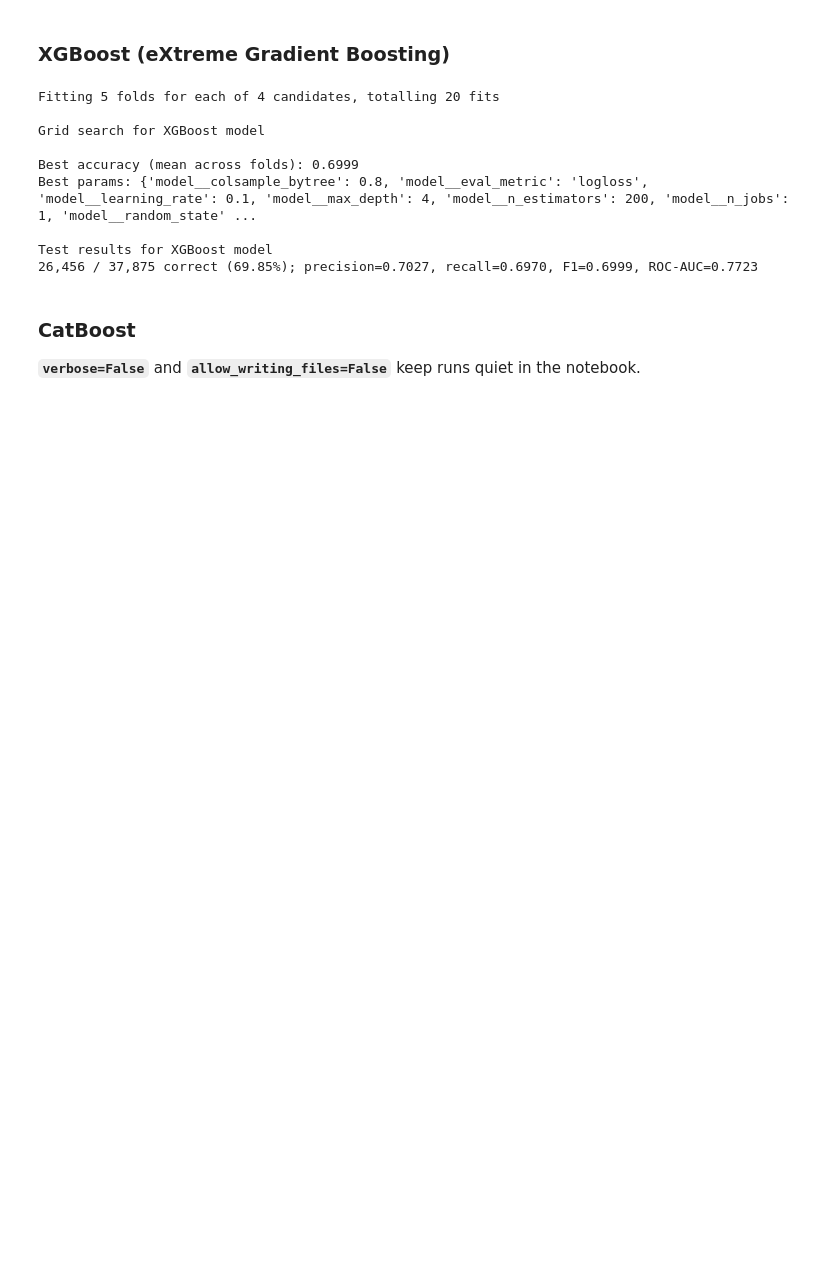
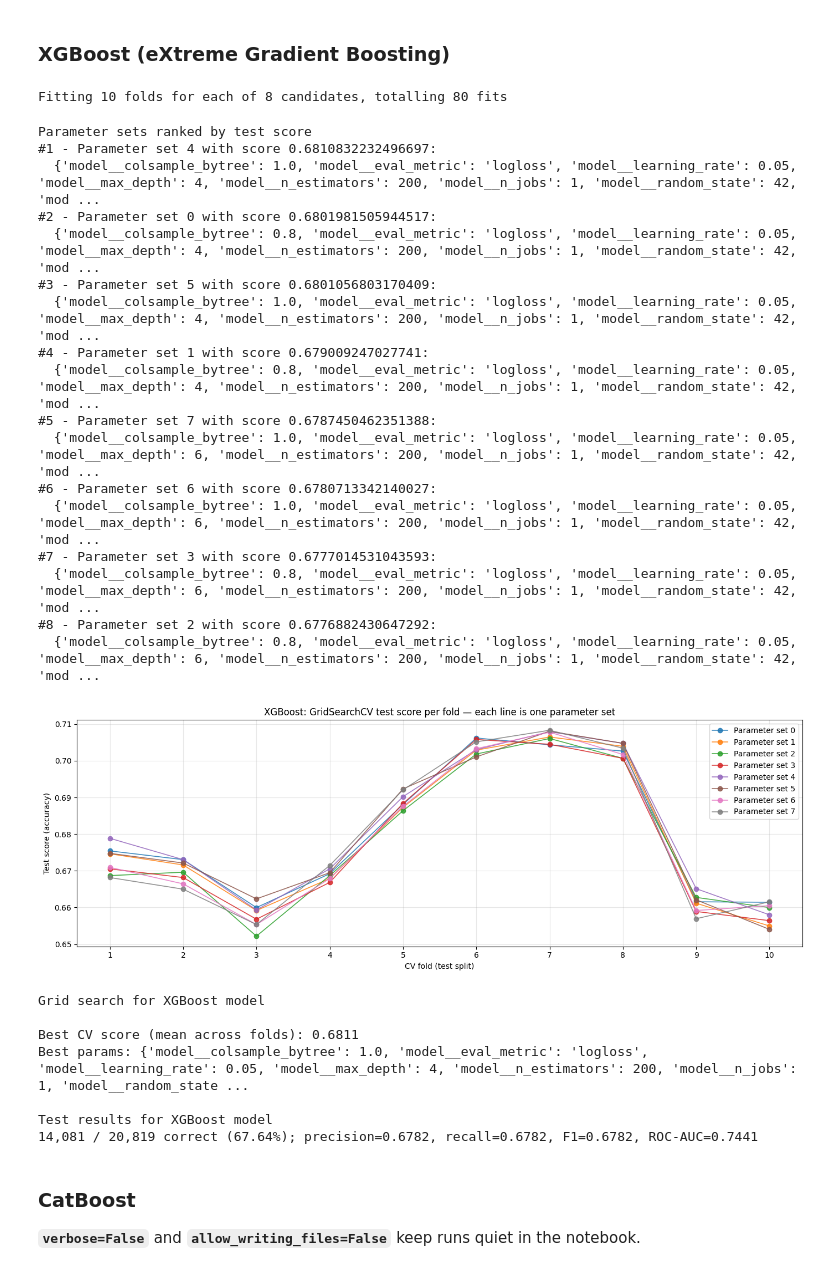
Before and after one commit to scarvalhojr/tennispredictor, a Jupyter notebook: notebook/tennispredictor.ipynb, the cells around one changed output. Cells and saved outputs as stored; diff of their text form; code cells hidden in the pictures; blank space fills up the shorter version.

```diff
--- a/notebook/tennispredictor.ipynb
+++ b/notebook/tennispredictor.ipynb
@@ -57,7 +57,7 @@ AS_CATEGORICAL = {
 # Testing and trainingparameters
 TRAIN_RATIO = 0.8
 TEST_RATIO = 1 - TRAIN_RATIO
-NUM_CV_SPLITS = 5
+NUM_CV_SPLITS = 10
 # %% [markdown]
 ## Helpers
 # %%
@@ -297,0 +344,18 @@ Metadata features are not used as input (leakage) but remain on the feature matr
+# %%
+n_loaded = len(raw_df)
+raw_df = raw_df.dropna(
+    subset=[
+        "player1_rank",
+        "player2_rank",
+        "player1_points",
+        "player2_points",
+    ],
+    how="any",
+)
+n_after_drop = len(raw_df)
+
+(num_rows, num_cols) = raw_df.shape
+print(f"Dataset has {num_rows:,} rows and {num_cols} columns.")
+print(
+    f"Dropped {n_loaded - n_after_drop:,} rows with unknown rank or points"
+)
@@ -326,6 +399,21 @@ Categorical features (5): ['best_of', 'tournament_level', 'surface', 'player1_ha
 X_train, X_test, y_train, y_test = train_test_split(
     X, y, test_size=TEST_RATIO, random_state=RANDOM_STATE
 )
+
+X_train = X_train.assign(
+    _sort_date=pd.to_datetime(X_train["tournament_start_date"], errors="coerce")
+)
+_train_order = X_train.sort_values(
+    by=["_sort_date", "tournament_id"],
+    kind="stable",
+    na_position="last",
+).index
+X_train = (
+    X_train.loc[_train_order]
+    .drop(columns="_sort_date")
+    .reset_index(drop=True)
+)
+y_train = y_train.loc[_train_order].reset_index(drop=True)
 
 n = len(X)
 print(
@@ -448,10 +582,10 @@ XGB_MODEL_NAME = "XGBoost"
 
 XGB_PARAM_GRID = {
     "model__n_estimators": [200],
-    "model__max_depth": [4, 8],
-    "model__learning_rate": [0.05, 0.1],
-    "model__subsample": [0.8],
-    "model__colsample_bytree": [0.8],
+    "model__max_depth": [4, 6],
+    "model__learning_rate": [0.05],
+    "model__subsample": [0.8, 1.0],
+    "model__colsample_bytree": [0.8, 1.0],
     "model__random_state": [RANDOM_STATE],
     "model__n_jobs": [1],
     "model__eval_metric": ["logloss"],
@@ -462,43 +596,60 @@ _transformers_xgb = []
 if metadata_cols:
     _transformers_xgb.append(("drop_metadata", "drop", metadata_cols))
 _transformers_xgb.append(("num", SimpleImputer(strategy="median"), numeric_features))
 if categorical_features:
     _transformers_xgb.append(
         (
             "cat",
             Pipeline(
                 steps=[
-                    ("impute", SimpleImputer(strategy="most_frequent")),
+                    # ("impute", SimpleImputer(strategy="most_frequent")),
                     (
                         "onehot",
                         OneHotEncoder(handle_unknown="ignore", sparse_output=False),
                     ),
                 ]
             ),
             categorical_features,
         )
     )
 
 preprocessor_xgb = ColumnTransformer(transformers=_transformers_xgb)
 
 xgb_pipeline = Pipeline(
     steps=[
         ("prep", preprocessor_xgb),
         ("model", XGBClassifier()),
     ]
 )
 
 xgb_model = train_and_test_model(XGB_MODEL_NAME, xgb_pipeline, XGB_PARAM_GRID)
 # %% [output]
-Fitting 5 folds for each of 4 candidates, totalling 20 fits
-
-Grid search for XGBoost model
-
-Best accuracy (mean across folds): 0.6999
-Best params: {'model__colsample_bytree': 0.8, 'model__eval_metric': 'logloss', 'model__learning_rate': 0.1, 'model__max_depth': 4, 'model__n_estimators': 200, 'model__n_jobs': 1, 'model__random_state' ...
-
-Test results for XGBoost model
-26,456 / 37,875 correct (69.85%); precision=0.7027, recall=0.6970, F1=0.6999, ROC-AUC=0.7723
+Fitting 10 folds for each of 8 candidates, totalling 80 fits
+Parameter sets ranked by test score
+#1 - Parameter set 4 with score 0.6810832232496697:
+  {'model__colsample_bytree': 1.0, 'model__eval_metric': 'logloss', 'model__learning_rate': 0.05, 'model__max_depth': 4, 'model__n_estimators': 200, 'model__n_jobs': 1, 'model__random_state': 42, 'mod ...
+#2 - Parameter set 0 with score 0.6801981505944517:
+  {'model__colsample_bytree': 0.8, 'model__eval_metric': 'logloss', 'model__learning_rate': 0.05, 'model__max_depth': 4, 'model__n_estimators': 200, 'model__n_jobs': 1, 'model__random_state': 42, 'mod ...
+#3 - Parameter set 5 with score 0.6801056803170409:
+  {'model__colsample_bytree': 1.0, 'model__eval_metric': 'logloss', 'model__learning_rate': 0.05, 'model__max_depth': 4, 'model__n_estimators': 200, 'model__n_jobs': 1, 'model__random_state': 42, 'mod ...
+#4 - Parameter set 1 with score 0.679009247027741:
+  {'model__colsample_bytree': 0.8, 'model__eval_metric': 'logloss', 'model__learning_rate': 0.05, 'model__max_depth': 4, 'model__n_estimators': 200, 'model__n_jobs': 1, 'model__random_state': 42, 'mod ...
+#5 - Parameter set 7 with score 0.6787450462351388:
+  {'model__colsample_bytree': 1.0, 'model__eval_metric': 'logloss', 'model__learning_rate': 0.05, 'model__max_depth': 6, 'model__n_estimators': 200, 'model__n_jobs': 1, 'model__random_state': 42, 'mod ...
+#6 - Parameter set 6 with score 0.6780713342140027:
+  {'model__colsample_bytree': 1.0, 'model__eval_metric': 'logloss', 'model__learning_rate': 0.05, 'model__max_depth': 6, 'model__n_estimators': 200, 'model__n_jobs': 1, 'model__random_state': 42, 'mod ...
+#7 - Parameter set 3 with score 0.6777014531043593:
+  {'model__colsample_bytree': 0.8, 'model__eval_metric': 'logloss', 'model__learning_rate': 0.05, 'model__max_depth': 6, 'model__n_estimators': 200, 'model__n_jobs': 1, 'model__random_state': 42, 'mod ...
+#8 - Parameter set 2 with score 0.6776882430647292:
+  {'model__colsample_bytree': 0.8, 'model__eval_metric': 'logloss', 'model__learning_rate': 0.05, 'model__max_depth': 6, 'model__n_estimators': 200, 'model__n_jobs': 1, 'model__random_state': 42, 'mod ...
+[figure, added]
+Grid search for XGBoost model
+
+Best CV score (mean across folds): 0.6811
+Best params: {'model__colsample_bytree': 1.0, 'model__eval_metric': 'logloss', 'model__learning_rate': 0.05, 'model__max_depth': 4, 'model__n_estimators': 200, 'model__n_jobs': 1, 'model__random_state ...
+
+Test results for XGBoost model
+14,081 / 20,819 correct (67.64%); precision=0.6782, recall=0.6782, F1=0.6782, ROC-AUC=0.7441
 # %% [markdown]
 ### CatBoost
 
```
Also changed, not shown: parts of 12 cells of this notebook.
